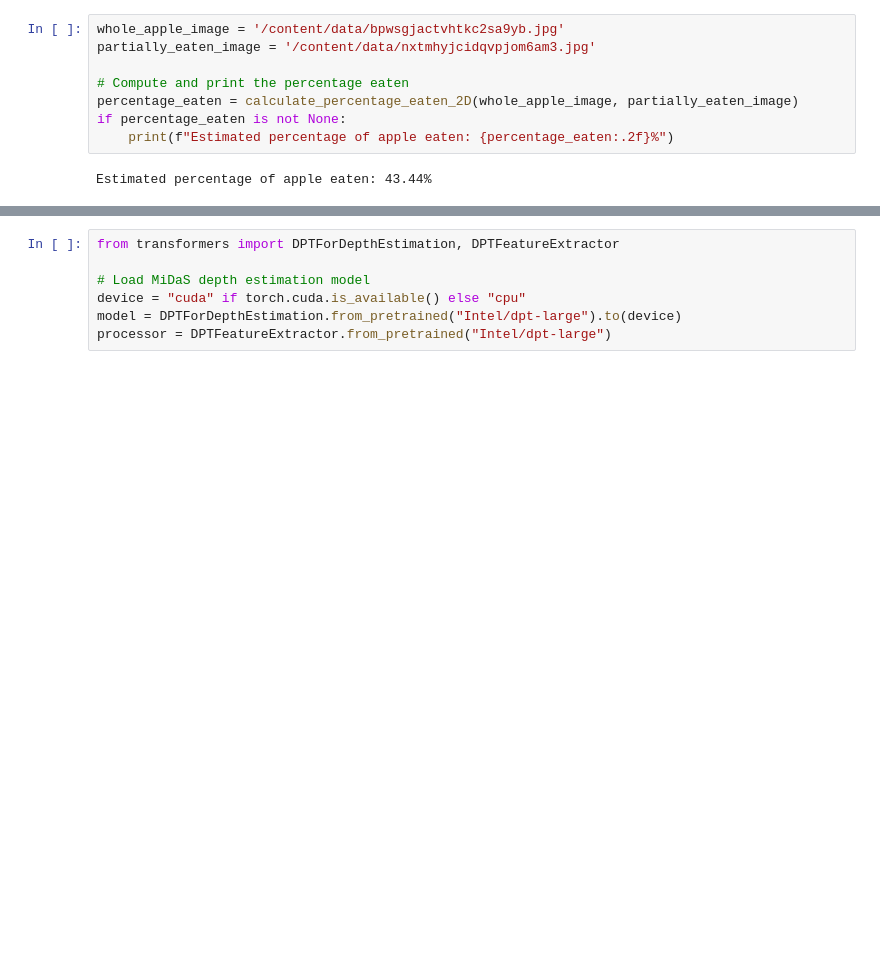
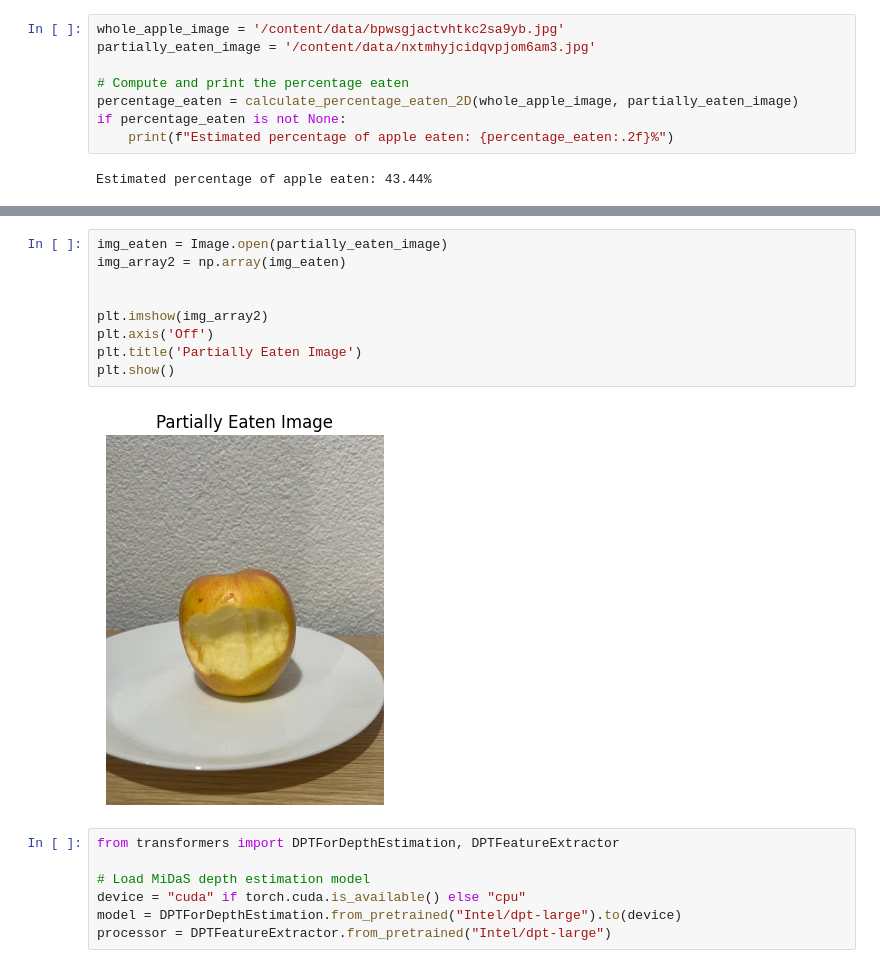
Before and after one commit to RubenMkrtchyan/SU_Food_Residue_Project, a Jupyter notebook: V2_Apples.ipynb, the cells around one changed output, grey strips where cells are left out. Saved outputs shown, nothing was run; the diff lists cells and outputs as text; blank space fills up the shorter version.

```diff
--- a/V2_Apples.ipynb
+++ b/V2_Apples.ipynb
@@ -269,3 +264,14 @@ Estimated percentage of apple eaten: 43.44%
+# %%
+img_eaten = Image.open(partially_eaten_image)
+img_array2 = np.array(img_eaten)
+
+
+plt.imshow(img_array2)
+plt.axis('Off')
+plt.title('Partially Eaten Image')
+plt.show()
+# %% [output]
+[figure, added]
 # %%
 from transformers import DPTForDepthEstimation, DPTFeatureExtractor
 
```
Also changed, not shown: parts of 7 cells of this notebook.
